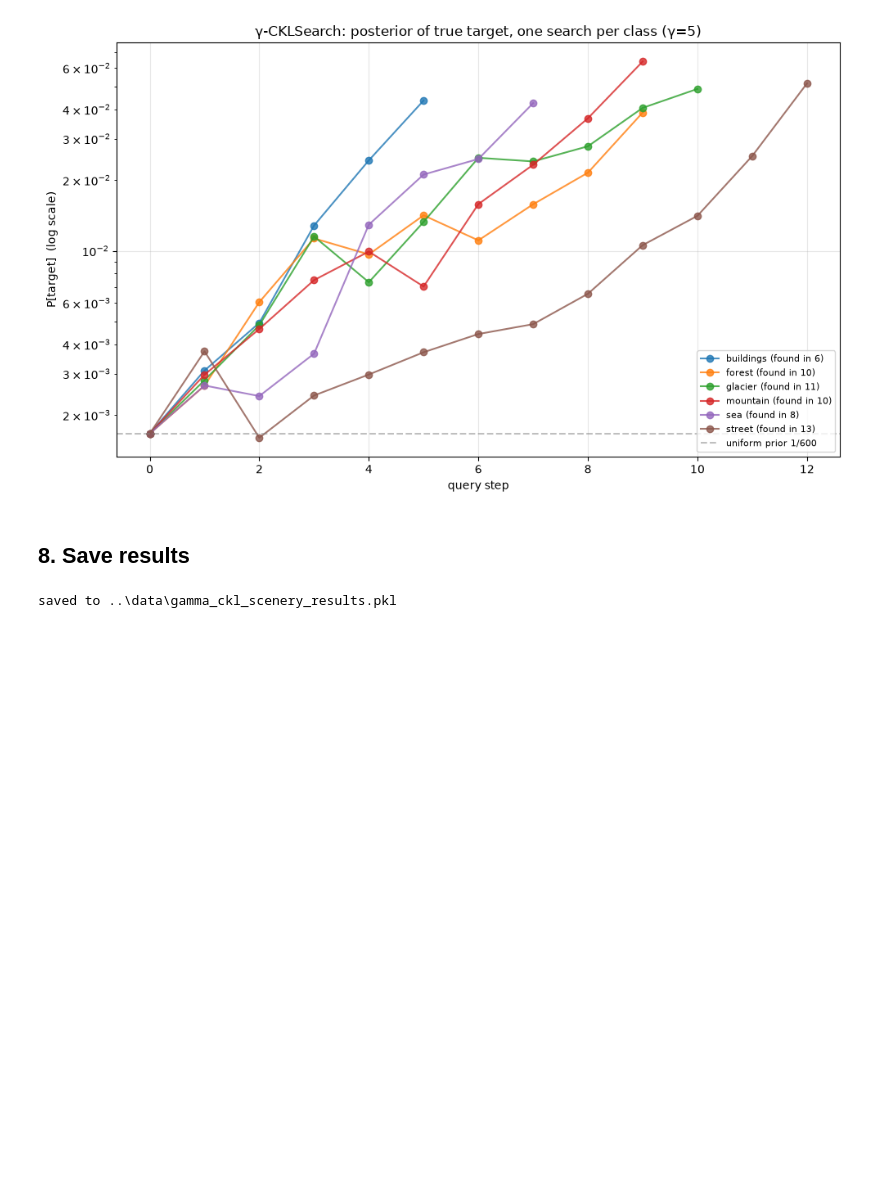
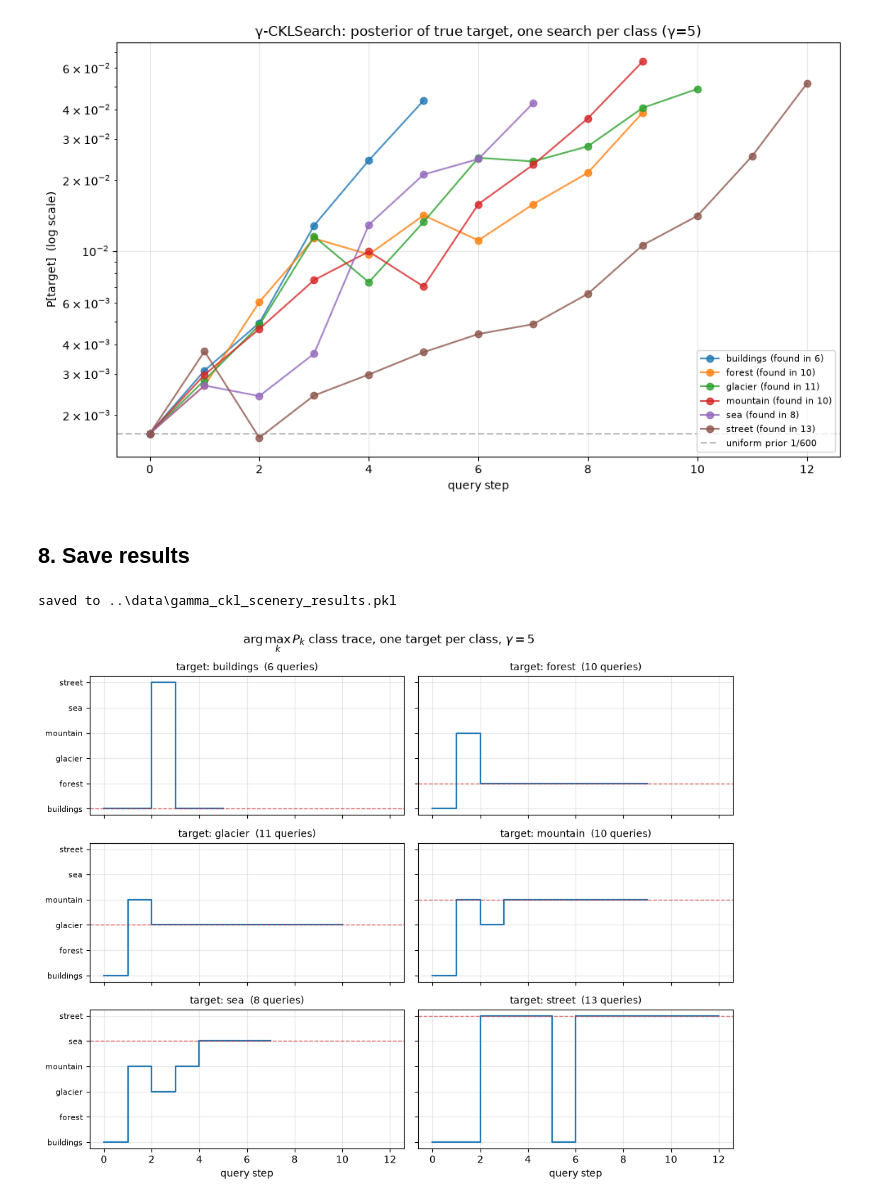
Before and after one commit to Shlok-Shetty/Dual-Degree-Project, a Jupyter notebook: comparison-search-llm/scenery-search/notebooks/05_gamma_ckl_scenery.ipynb, the cells around one changed output. Saved outputs shown, nothing was run; the diff lists cells and outputs as text; code cells hidden in the pictures; blank space fills up the shorter version.

```diff
--- a/comparison-search-llm/scenery-search/notebooks/05_gamma_ckl_scenery.ipynb
+++ b/comparison-search-llm/scenery-search/notebooks/05_gamma_ckl_scenery.ipynb
@@ -544,3 +544,33 @@ with out_path.open("wb") as f:
 print(f"saved to {out_path}")
 # %% [output]
 saved to ..\data\gamma_ckl_scenery_results.pkl
+# %%
+import matplotlib.pyplot as plt
+
+CLASSES = ["buildings", "forest", "glacier", "mountain", "sea", "street"]
+CLS_IDX = {c: i for i, c in enumerate(CLASSES)}
+
+fig, axes = plt.subplots(3, 2, figsize=(10, 8), sharex=True, sharey=True)
+axes = axes.flatten()
+
+for ax, cls in zip(axes, CLASSES):
+    trace = traces[cls]["trace"]
+    xs = [t["step"] for t in trace]
+    ys = [CLS_IDX[t["argmax_label"]] for t in trace]
+    ax.step(xs, ys, where="post", lw=1.6, color="tab:blue")
+    ax.axhline(CLS_IDX[cls], color="tab:red", lw=1.0, ls="--", alpha=0.7)
+    ax.set_yticks(list(CLS_IDX.values()))
+    ax.set_yticklabels(CLASSES, fontsize=8)
+    ax.set_title(f"target: {cls}  ({traces[cls]['n_queries']} queries)", fontsize=10)
+    ax.grid(True, alpha=0.3)
+
+for ax in axes[-2:]:
+    ax.set_xlabel("query step")
+
+plt.suptitle(r"$\arg\max_k P_k$ class trace, one target per class, $\gamma = 5$")
+plt.tight_layout()
+plt.savefig(r"C:\Users\shlok\projects\ddp-llm\scenery-search\plots\gckl_class_locking.png",
+            dpi=150, bbox_inches="tight")
+plt.show()
+# %% [output]
+[figure, added]
```
Also changed, not shown: 20 other files.
